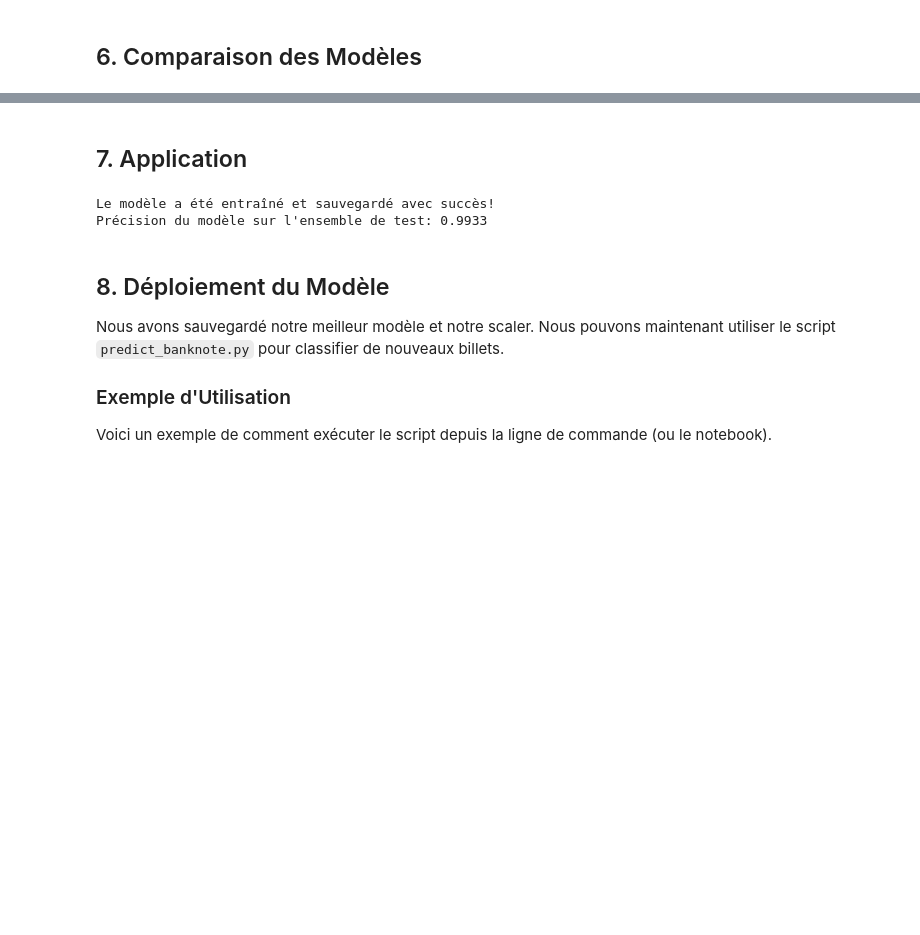
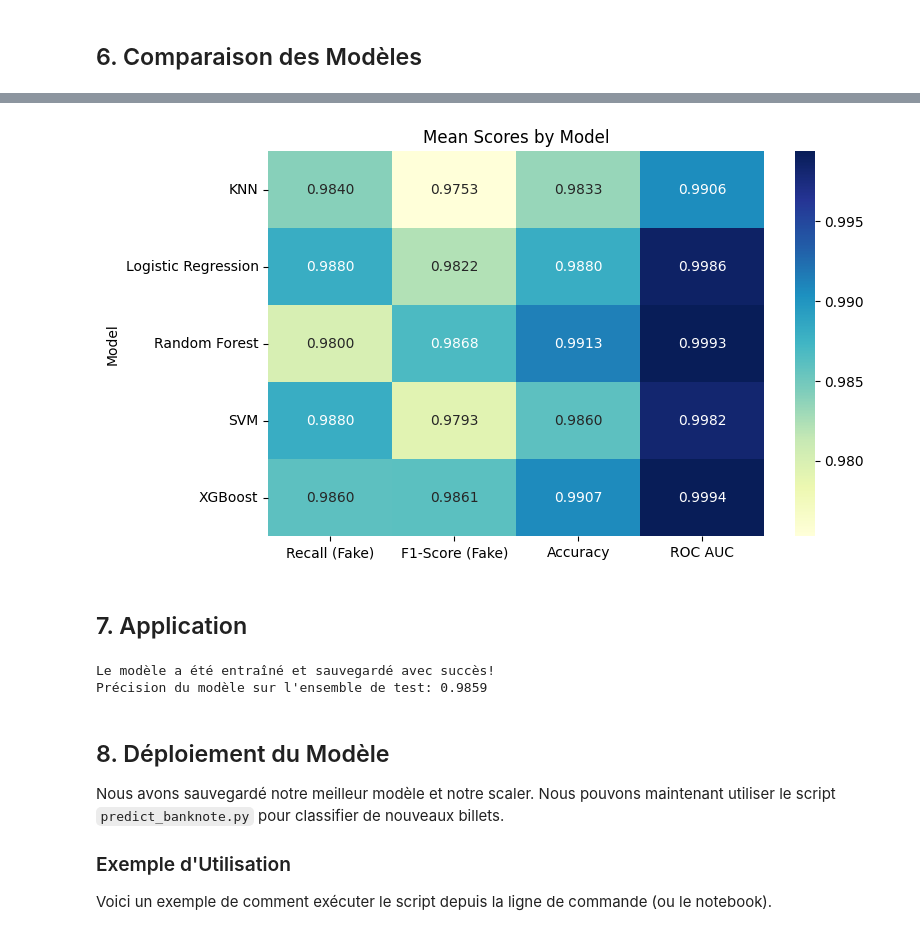
Before and after one commit to makokuzii/Detectez-des-faux-billets-avec-Python, a Jupyter notebook: main.ipynb, the cells around one changed output, grey strips where cells are left out. Cells and saved outputs as stored; diff of their text form; code cells hidden in the pictures; blank space fills up the shorter version.

```diff
--- a/main.ipynb
+++ b/main.ipynb
@@ -940,11 +613,17 @@ Génération des graphiques...
+# %%
+metrics = ['Recall (Fake)', 'F1-Score (Fake)', 'Accuracy', 'ROC AUC']
+summary = df_results.groupby('Model')[metrics].mean()
+plt.figure(figsize=(8,5))
+sns.heatmap(summary, annot=True, fmt=".4f", cmap="YlGnBu")
+plt.title("Mean Scores by Model")
+plt.show()
+# %% [output]
+[figure, added]
 # %% [markdown]
 ## 7. Application
 # %%
 import pandas as pd
-import numpy as np
-import pickle
 from sklearn.preprocessing import StandardScaler
-from sklearn.ensemble import RandomForestClassifier
 from sklearn.model_selection import train_test_split
 import warnings
 warnings.filterwarnings('ignore')
@@ -966,18 +645,18 @@ df.loc[df['margin_low'].isna(), 'margin_low'] = model_impute.predict(
 
 # Préparer et normaliser les données
 X = df.drop('is_genuine', axis=1)
-y = df['is_genuine']
+y = df['is_genuine'].astype(int)
 
 scaler = StandardScaler()
 X_scaled = scaler.fit_transform(X)
 X_scaled = pd.DataFrame(X_scaled, columns=X.columns)
 
 X_train, X_test, y_train, y_test = train_test_split(
-    X_scaled, y, test_size=0.3, random_state=42, stratify=y
+    X_scaled, y, test_size=0.33, random_state=42, stratify=y
 )
 
 # Entraîner le modèle
-final_model = LogisticRegression(random_state=42)
+final_model = LogisticRegression(random_state=42, class_weight={0: 3, 1: 1}, max_iter=1000)
 final_model.fit(X_train, y_train)
 
 # Sauvegarder le modèle et le scaler pour une utilisation ultérieure
@@ -989,7 +668,7 @@ print("Le modèle a été entraîné et sauvegardé avec succès!")
 print(f"Précision du modèle sur l'ensemble de test: {final_model.score(X_test, y_test):.4f}")
 # %% [output]
 Le modèle a été entraîné et sauvegardé avec succès!
-Précision du modèle sur l'ensemble de test: 0.9933
+Précision du modèle sur l'ensemble de test: 0.9859
 # %% [markdown]
 ## 8. Déploiement du Modèle
 
```
Also changed, not shown: parts of 13 cells of this notebook, 9 other files.
